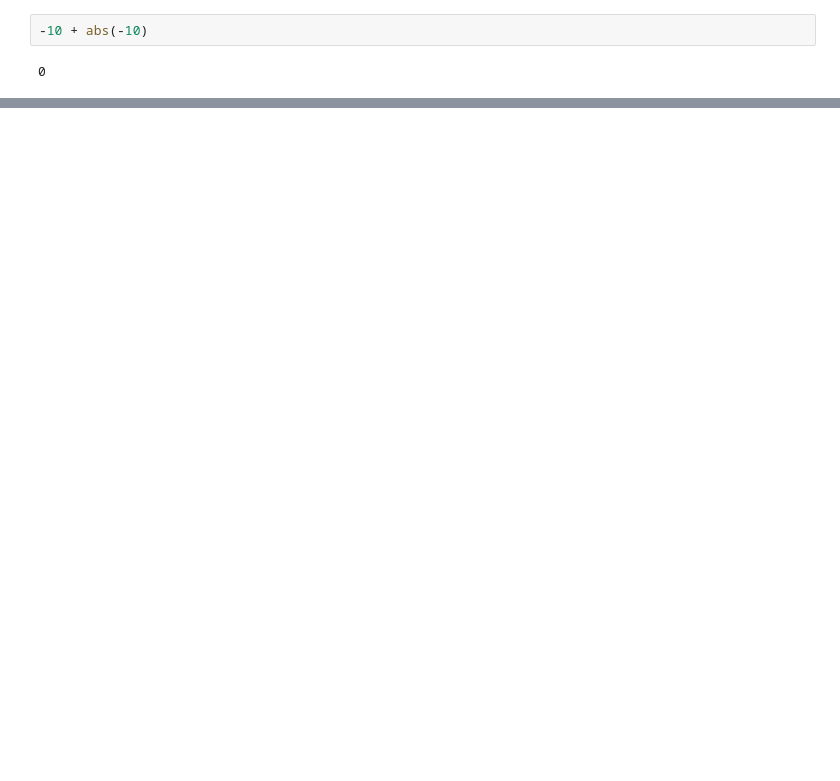
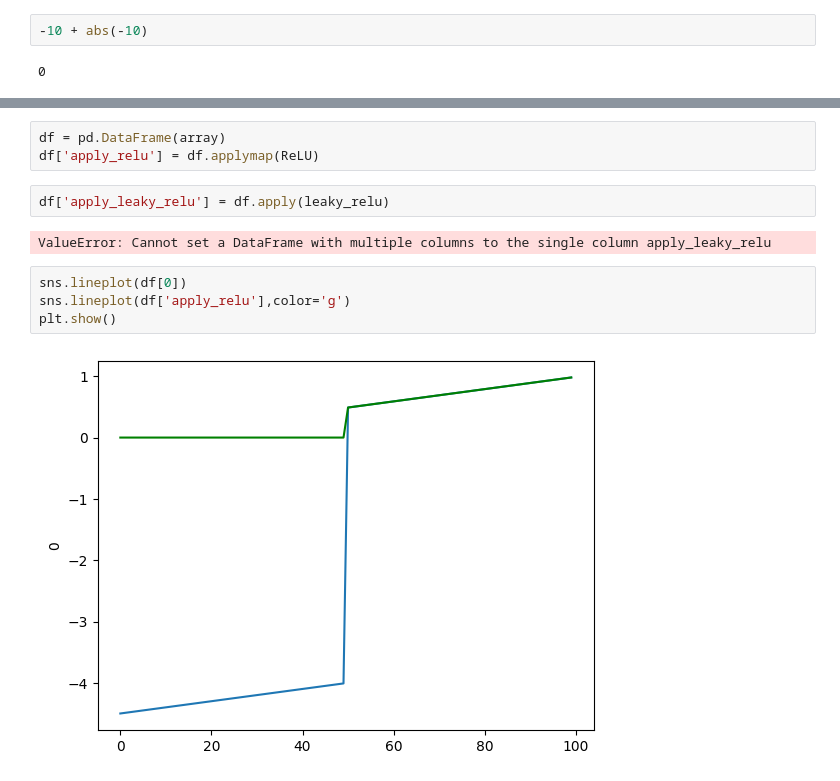
Before and after one commit to QaziSaim/DeepLearning--DeepNeuralNetwork-, a Jupyter notebook: Activations_Function_In_python.ipynb, the cells around one changed output, grey strips where cells are left out. Saved outputs shown, nothing was run; the diff lists cells and outputs as text; blank space fills up the shorter version.

```diff
--- a/Activations_Function_In_python.ipynb
+++ b/Activations_Function_In_python.ipynb
@@ -50,0 +104,13 @@ np.random.rand()
+# %%
+df = pd.DataFrame(array)
+df['apply_relu'] = df.applymap(ReLU)
+# %%
+df['apply_leaky_relu'] = df.apply(leaky_relu)
+# %% [output]
+ValueError: Cannot set a DataFrame with multiple columns to the single column apply_leaky_relu
+# %%
+sns.lineplot(df[0])
+sns.lineplot(df['apply_relu'],color='g')
+plt.show()
+# %% [output]
+[figure, added]
```
Also changed, not shown: parts of 17 cells of this notebook.
